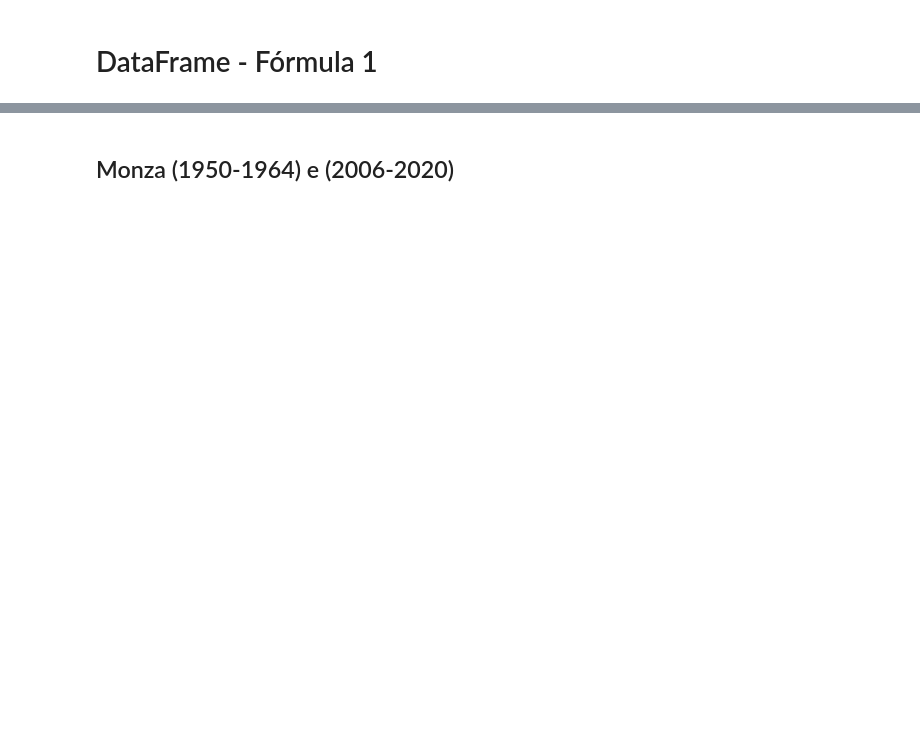
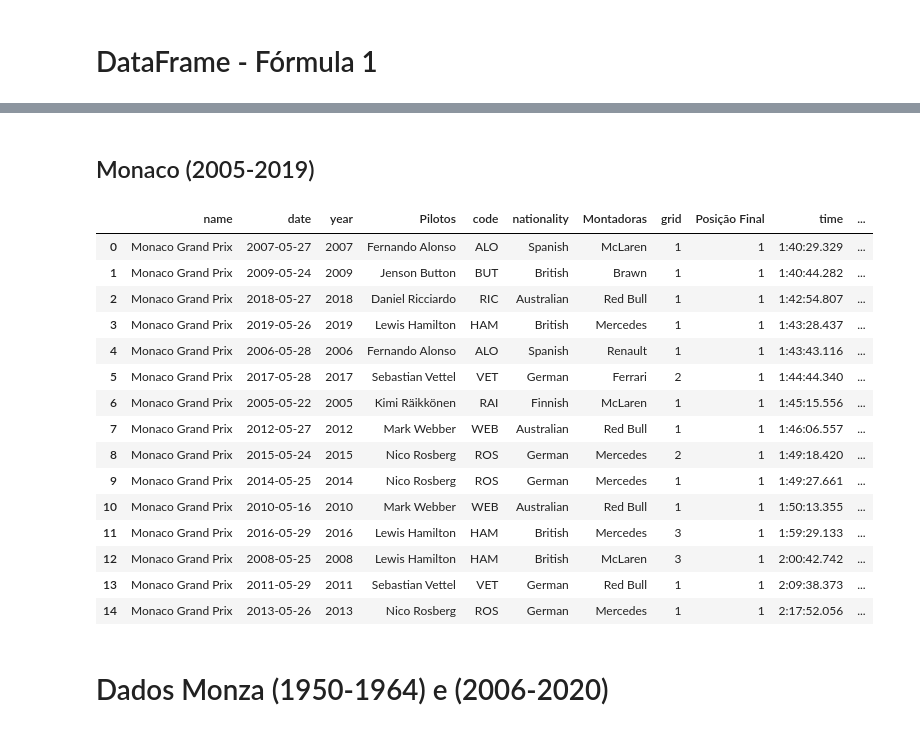
Before and after one commit to Caioviniciusb/Projeto_ICD, a Jupyter notebook: Projeto_ICD.ipynb, the cells around one changed output, grey strips where cells are left out. Cells and saved outputs as stored; diff of their text form; code cells hidden in the pictures; blank space fills up the shorter version.

```diff
--- a/Projeto_ICD.ipynb
+++ b/Projeto_ICD.ipynb
@@ -222,15 +236,13 @@ array([[<matplotlib.axes._subplots.AxesSubplot object at 0x...>]],
 # %% [markdown]
 # DataFrame - Fórmula 1
-# %%
-races = pd.read_csv("../../caiov/ICD/projeto_csv/races.csv")
-races = races.drop(["time","url"], axis=1)
-
-results = results.drop(["statusId", "points", "positionText", "number", "position", "milliseconds"], axis=1)
-results = results.rename(columns={"positionOrder":"Vitórias_P"})
 # %%
+races = pd.read_csv("../../caiov/ICD/projeto_csv/races.csv")
+races = races.drop(["time","url"], axis=1)
+
 teams_results2 = pd.merge(results,teams, on="constructorId")
 teams_results2 = teams_results2.drop(["constructorRef","url", "Vitórias_P"], axis=1)
-teams_results2 = teams_results2.drop(["nationality","raceId","resultId","grid","laps","time","fastestLap","rank","fastestLapTime","fastestLapSpeed"], axis=1)
+teams_results2 = teams_results2.drop(["nationality","raceId","resultId","grid","laps",
+                                      "time","fastestLap","rank","fastestLapTime","fastestLapSpeed"], axis=1)
 teams_results2 #(F15)
 
 drivers_results2 = pd.merge(results, drivers, on="driverId")
@@ -239,12 +251,14 @@ drivers_results2 #(F10)
 
 t_d_results = pd.merge(teams_results2,drivers_results2, on=["driverId","constructorId"])
 t_d_results = t_d_results.drop(["rank","fastestLap","driverRef","laps","resultId"],axis=1)
-t_d_results = t_d_results.reindex(columns=["raceId","driverId","Pilotos","code","nationality","constructorId","name","grid","Posição Final","time","fastestLapTime","fastestLapSpeed"])
+t_d_results = t_d_results.reindex(columns=["raceId","driverId","Pilotos","code","nationality","constructorId","name",
+                                           "grid","Posição Final","time","fastestLapTime","fastestLapSpeed"])
+
 t_d_results = t_d_results.rename(columns={"name":"Montadoras"})
 
 formula_1 = pd.merge(t_d_results,races, on="raceId")
-formula_1 = formula_1.reindex(columns=["raceId","round","circuitId","name","date","year","driverId","Pilotos","code","nationality","Montadoras","constructorId","grid","Posição Final","time","fastestLapTime","fastestLapSpeed"])
+formula_1 = formula_1.reindex(columns=["raceId","round","circuitId","name","date","year","driverId","Pilotos","code","nationality",
+                                       "Montadoras","constructorId","grid","Posição Final","time","fastestLapTime","fastestLapSpeed"])
 formula_1 = formula_1.drop_duplicates()
 formula_1 = formula_1.sort_values(by="date")
-formula_1
 # %% [markdown]
@@ -262,2 +299,33 @@ Monaco_2
+# %% [markdown]
+## Monaco (2005-2019)
+# %%
+Monaco_2 = formula_1[formula_1.circuitId == 6]
+Monaco_2 = Monaco_2[Monaco_2.year >= 2005]
+Monaco_2 = Monaco_2.sort_values(by="time")
+Monaco_2 = Monaco_2.drop(["raceId","round","driverId","circuitId","constructorId","fastestLapSpeed","fastestLapTime"], axis=1)
+Monaco_2 = Monaco_2.reset_index(drop=True)
+
+Monaco_2_time = Monaco_2["time"]
+Monaco_2_dt = pd.to_datetime(Monaco_2_time, format='%H:%M:%S.%f', errors='ignore')
+Monaco_2_seconds = (Monaco_2_dt.dt.hour*60+Monaco_2_dt.dt.minute)*60 + Monaco_2_dt.dt.second
+Monaco_2["Seconds"] = Monaco_2_seconds
+Monaco_2
+# %% [output]
+|  | name | date | year | Pilotos | code | nationality | Montadoras | grid | Posição Final | time | ... |
+| 0 | Monaco Grand Prix | 2007-05-27 | 2007 | Fernando Alonso | ALO | Spanish | McLaren | 1 | 1 | 1:40:29.329 | ... |
+| 1 | Monaco Grand Prix | 2009-05-24 | 2009 | Jenson Button | BUT | British | Brawn | 1 | 1 | 1:40:44.282 | ... |
+| 2 | Monaco Grand Prix | 2018-05-27 | 2018 | Daniel Ricciardo | RIC | Australian | Red Bull | 1 | 1 | 1:42:54.807 | ... |
+| 3 | Monaco Grand Prix | 2019-05-26 | 2019 | Lewis Hamilton | HAM | British | Mercedes | 1 | 1 | 1:43:28.437 | ... |
+| 4 | Monaco Grand Prix | 2006-05-28 | 2006 | Fernando Alonso | ALO | Spanish | Renault | 1 | 1 | 1:43:43.116 | ... |
+| 5 | Monaco Grand Prix | 2017-05-28 | 2017 | Sebastian Vettel | VET | German | Ferrari | 2 | 1 | 1:44:44.340 | ... |
+| 6 | Monaco Grand Prix | 2005-05-22 | 2005 | Kimi Räikkönen | RAI | Finnish | McLaren | 1 | 1 | 1:45:15.556 | ... |
+| 7 | Monaco Grand Prix | 2012-05-27 | 2012 | Mark Webber | WEB | Australian | Red Bull | 1 | 1 | 1:46:06.557 | ... |
+| 8 | Monaco Grand Prix | 2015-05-24 | 2015 | Nico Rosberg | ROS | German | Mercedes | 2 | 1 | 1:49:18.420 | ... |
+| 9 | Monaco Grand Prix | 2014-05-25 | 2014 | Nico Rosberg | ROS | German | Mercedes | 1 | 1 | 1:49:27.661 | ... |
+| 10 | Monaco Grand Prix | 2010-05-16 | 2010 | Mark Webber | WEB | Australian | Red Bull | 1 | 1 | 1:50:13.355 | ... |
+| 11 | Monaco Grand Prix | 2016-05-29 | 2016 | Lewis Hamilton | HAM | British | Mercedes | 3 | 1 | 1:59:29.133 | ... |
+| 12 | Monaco Grand Prix | 2008-05-25 | 2008 | Lewis Hamilton | HAM | British | McLaren | 3 | 1 | 2:00:42.742 | ... |
+| 13 | Monaco Grand Prix | 2011-05-29 | 2011 | Sebastian Vettel | VET | German | Red Bull | 1 | 1 | 2:09:38.373 | ... |
+| 14 | Monaco Grand Prix | 2013-05-26 | 2013 | Nico Rosberg | ROS | German | Mercedes | 1 | 1 | 2:17:52.056 | ... |
 # %% [markdown]
-## Monza (1950-1964) e (2006-2020)
+# Dados Monza (1950-1964) e (2006-2020)
```
Also changed, not shown: parts of 16 cells of this notebook.
